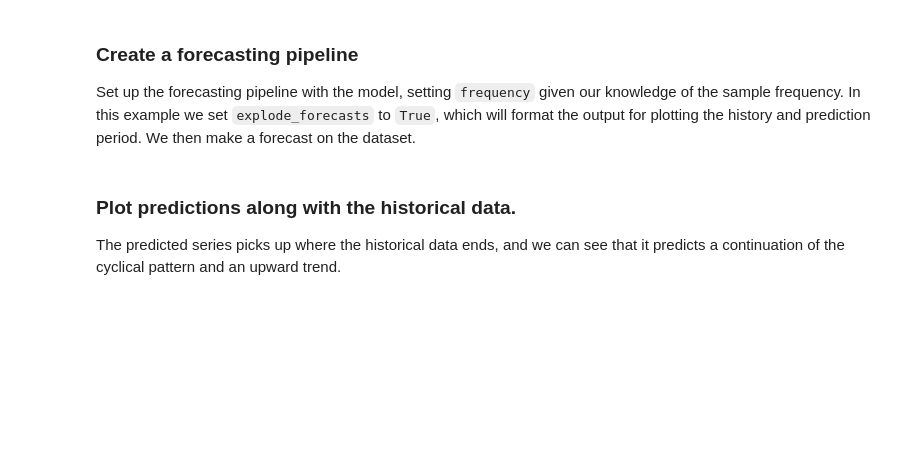
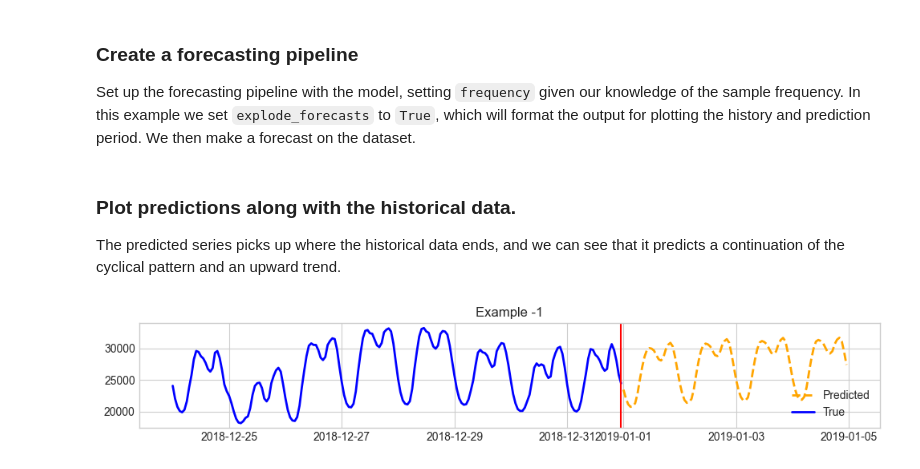
Before and after one commit to IBM/granite-workshop, a Jupyter notebook: notebooks/Time_Series_Getting_Started.ipynb, the cells around one changed output. Drawn from its saved outputs; the diff is of its cells as text; code cells hidden in the pictures; blank space fills up the shorter version.

```diff
--- a/notebooks/Time_Series_Getting_Started.ipynb
+++ b/notebooks/Time_Series_Getting_Started.ipynb
@@ -35,3 +29,5 @@ if not os.path.isfile(DATA_FILE_PATH):
+# %%
+DATA_FILE_PATH = "hf://datasets/vitaliy-sharandin/energy-consumption-hourly-spain/energy_dataset.csv"
 # %% [markdown]
 ### Specify time and output variables
 
@@ -73,8 +71,8 @@ The TTM model is hosted on [HuggingFace](https://huggingface.co/ibm-granite/gran
 # %%
 # Instantiate the model.
 zeroshot_model = TinyTimeMixerForPrediction.from_pretrained(
-  "ibm-granite/granite-timeseries-ttm-r2", # Name of the model on HuggingFace.
-  num_input_channels=len(target_columns) # tsp.num_input_channels,
+    "ibm-granite/granite-timeseries-ttm-r2",  # Name of the model on HuggingFace.
+    num_input_channels=len(target_columns),  # tsp.num_input_channels,
 )
 # %% [markdown]
 ### Create a forecasting pipeline
@@ -87,9 +85,9 @@ pipeline = TimeSeriesForecastingPipeline(
     timestamp_column=timestamp_column,
     id_columns=[],
     target_columns=target_columns,
-    explode_forecasts=True,
+    explode_forecasts=False,
     freq="h",
-    device="cpu", # Specify your local GPU or CPU.
+    device="cpu",  # Specify your local GPU or CPU.
 )
 
 # Make a forecast on the target column given the input data.
@@ -102,11 +100,13 @@ The predicted series picks up where the historical data ends, and we can see tha
 # %%
 # Plot the historical data and predicted series.
 plot_predictions(
     input_df=input_df,
-    exploded_predictions_df=zeroshot_forecast,
+    predictions_df=zeroshot_forecast,
     freq="h",
     timestamp_column=timestamp_column,
     channel=target_column,
     indices=[-1],
     num_plots=1,
 )
+# %% [output]
+[figure, added]
```
Also changed, not shown: parts of 5 cells of this notebook, 3 other files.
